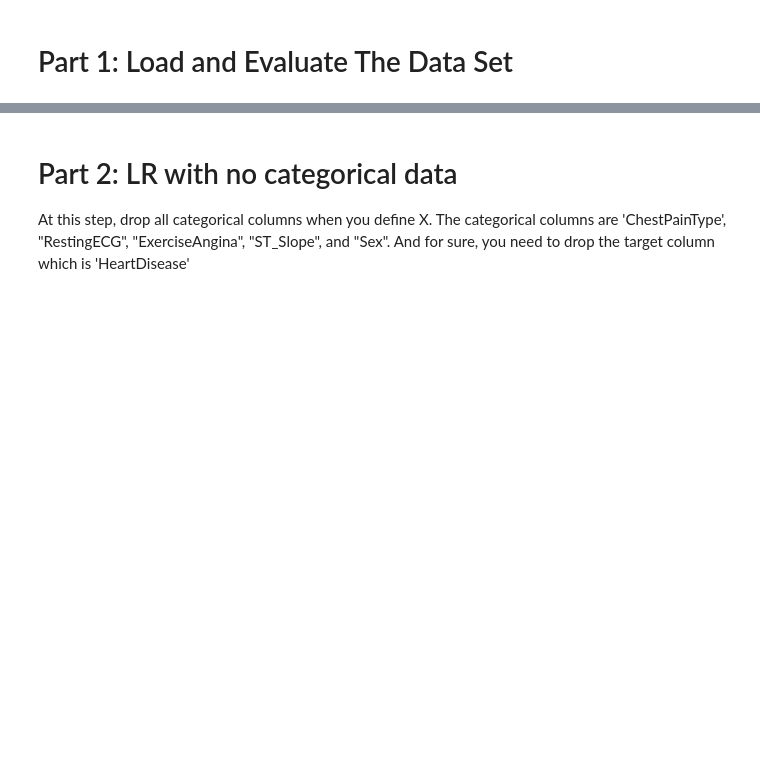
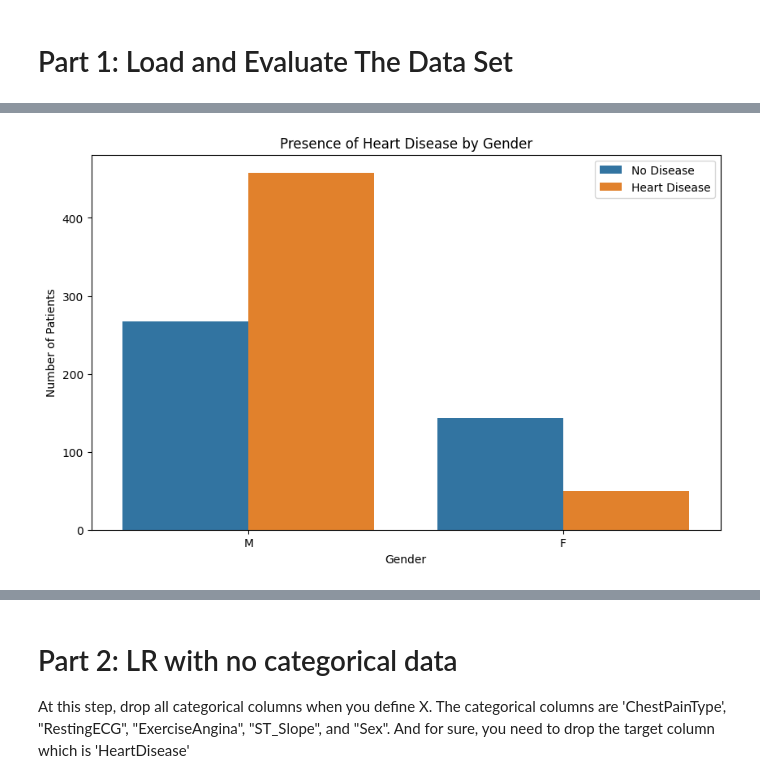
Before and after one commit to Terminated27/ECE601-2025, a Jupyter notebook: HW#3 Due Date Feb 27/question2_template.ipynb, the cells around one changed output, grey strips where cells are left out. Drawn from its saved outputs; the diff is of its cells as text; code cells hidden in the pictures; blank space fills up the shorter version.

```diff
--- a/HW#3 Due Date Feb 27/question2_template.ipynb
+++ b/HW#3 Due Date Feb 27/question2_template.ipynb
@@ -64,24 +79,26 @@ Follow steps in the previous cell to plot the histogram of feature
 # %%
 '''
 In this cell, we count the number of males and females
 with/without Heart Desease
 '''
 
 # Set the figure size
-'write your code here'
+plt.figure(figsize=(10, 6))
 
 # Create a countplot using Seaborn
 # Hint: use 'countplot' command; x and hue will be 'Sex' and 'HeartDisease', respectively.
-'write your code here'
+sns.countplot(data=dataset, x='Sex', hue='HeartDisease')
 
 # Add title and labels
 plt.title('Presence of Heart Disease by Gender')
 plt.xlabel('Gender')
 plt.ylabel('Number of Patients')
 plt.legend(['No Disease', 'Heart Disease'])
 
 # Show the plot
-'write your code here'
+plt.show()
+# %% [output]
+[figure, added]
 # %%
 # Create a pair plot using Seaborn
 # Just run this cell to see the output
```
Also changed, not shown: parts of 20 cells of this notebook, 1 other file.
